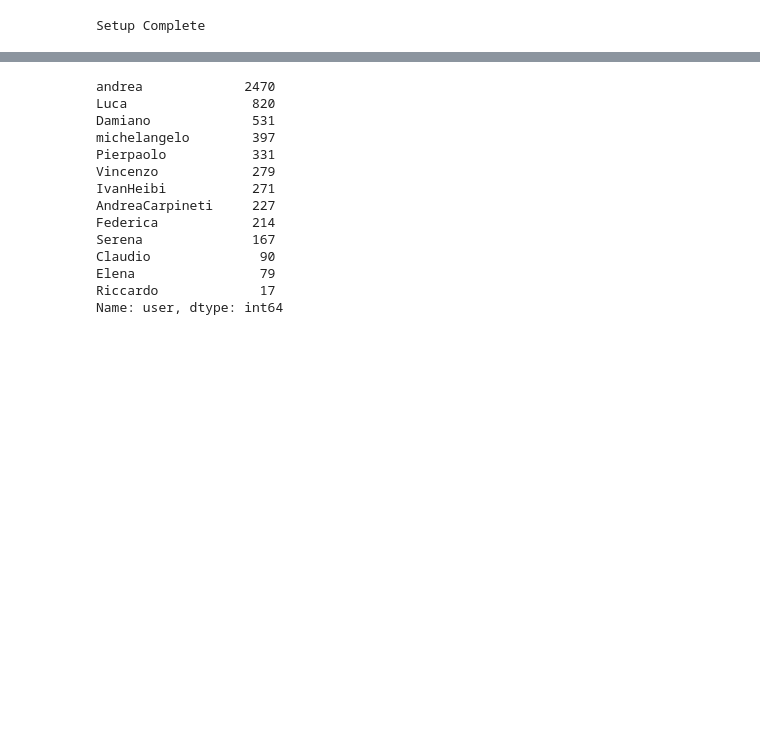
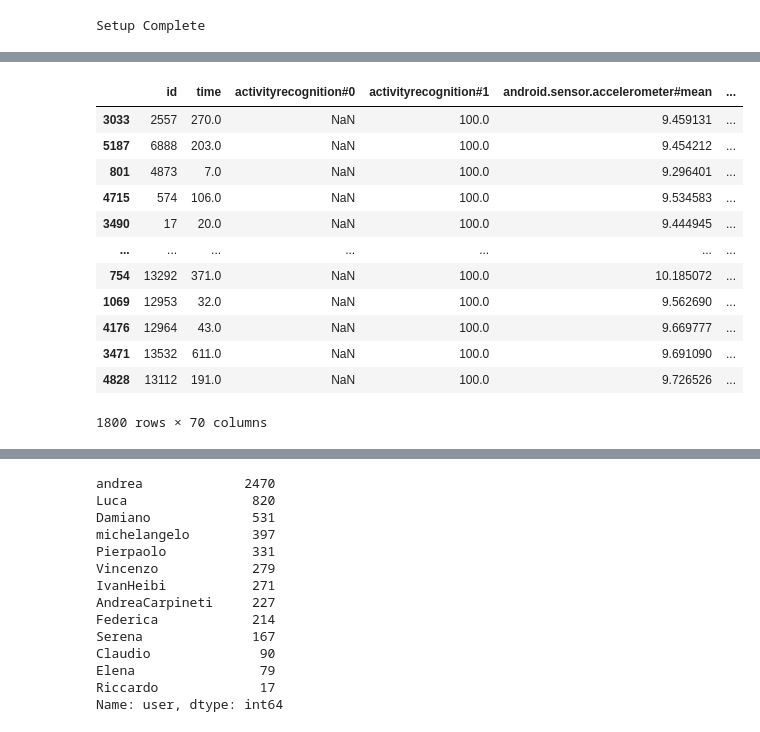
Before and after one commit to Newton-Fitness/Build_week_02, a Jupyter notebook: Newton_Fitness_Feature_Eng.ipynb, the cells around one changed output, grey strips where cells are left out. Cells and saved outputs as stored; diff of their text form; code cells hidden in the pictures; blank space fills up the shorter version.

```diff
--- a/Newton_Fitness_Feature_Eng.ipynb
+++ b/Newton_Fitness_Feature_Eng.ipynb
@@ -69,0 +68,16 @@ df
+# %%
+sample_df
+# %% [output]
+|  | id | time | activityrecognition#0 | activityrecognition#1 | android.sensor.accelerometer#mean | ... |
+| 3033 | 2557 | 270.0 | NaN | 100.0 | 9.459131 | ... |
+| 5187 | 6888 | 203.0 | NaN | 100.0 | 9.454212 | ... |
+| 801 | 4873 | 7.0 | NaN | 100.0 | 9.296401 | ... |
+| 4715 | 574 | 106.0 | NaN | 100.0 | 9.534583 | ... |
+| 3490 | 17 | 20.0 | NaN | 100.0 | 9.444945 | ... |
+| ... | ... | ... | ... | ... | ... | ... |
+| 754 | 13292 | 371.0 | NaN | 100.0 | 10.185072 | ... |
+| 1069 | 12953 | 32.0 | NaN | 100.0 | 9.562690 | ... |
+| 4176 | 12964 | 43.0 | NaN | 100.0 | 9.669777 | ... |
+| 3471 | 13532 | 611.0 | NaN | 100.0 | 9.691090 | ... |
+| 4828 | 13112 | 191.0 | NaN | 100.0 | 9.726526 | ... |
+1800 rows × 70 columns
```
Also changed, not shown: parts of 36 cells of this notebook, 3 other files.
